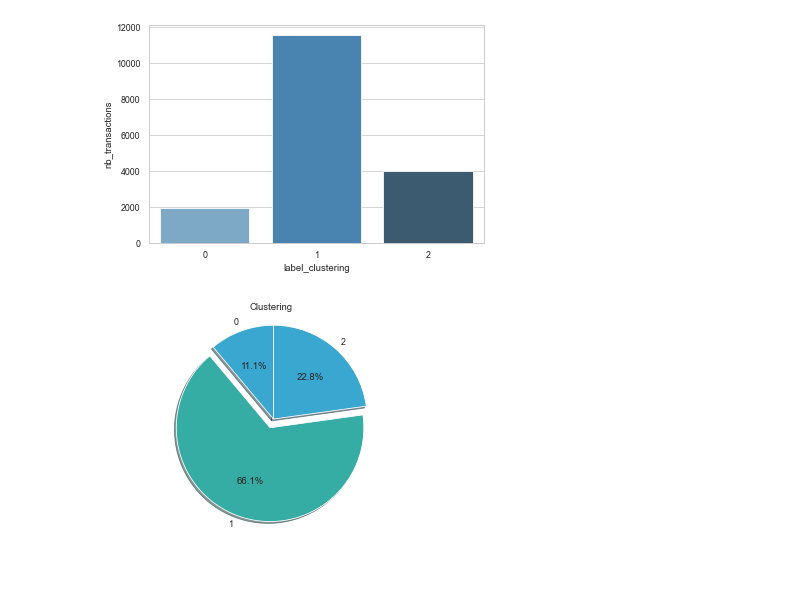
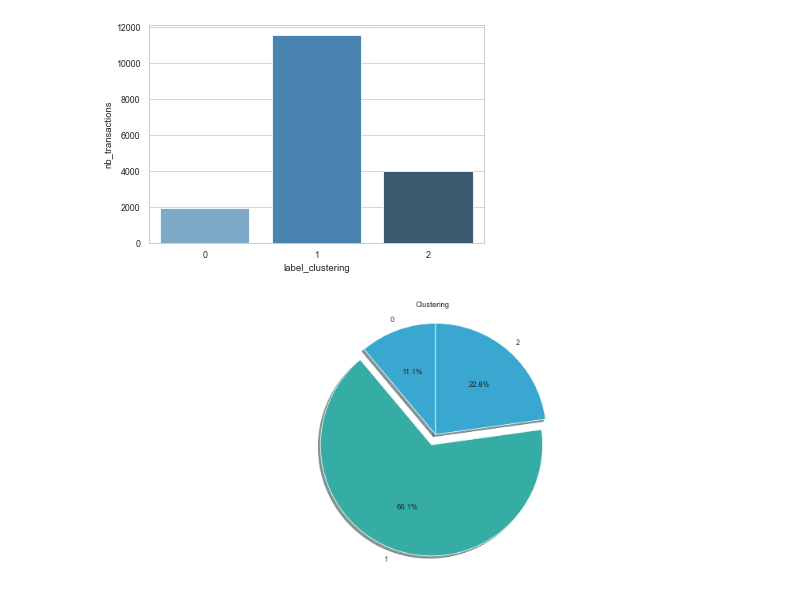
Before and after one commit to soopajot/eCommerce_Customer_Behavior, a Jupyter notebook: Soo_Historiques_Visitors_Transactions_Events.ipynb, the cells around one changed output. Saved outputs shown, nothing was run; the diff lists cells and outputs as text; code cells hidden in the pictures.

```diff
--- a/Soo_Historiques_Visitors_Transactions_Events.ipynb
+++ b/Soo_Historiques_Visitors_Transactions_Events.ipynb
@@ -181,11 +181,11 @@ sns.barplot(x=group_label_clustering.index, y=group_label_clustering['nb_transac
 <AxesSubplot:xlabel='label_clustering', ylabel='nb_transactions'>
 [figure]
 # %%
-fig1, ax1 = plt.subplots()
+fig1, ax1 = plt.subplots(figsize=(15,6))
 ax1.pie(group_label_clustering['nb_transactions'], explode=[0, 0.1, 0], labels=['0', '1', '2'], autopct='%1.1f%%',
         shadow=True, startangle=90)
 ax1.axis('equal')
 plt.title('Clustering')
 plt.show()
 # %% [output]
-[figure, old version]
+[figure, new version]
```
